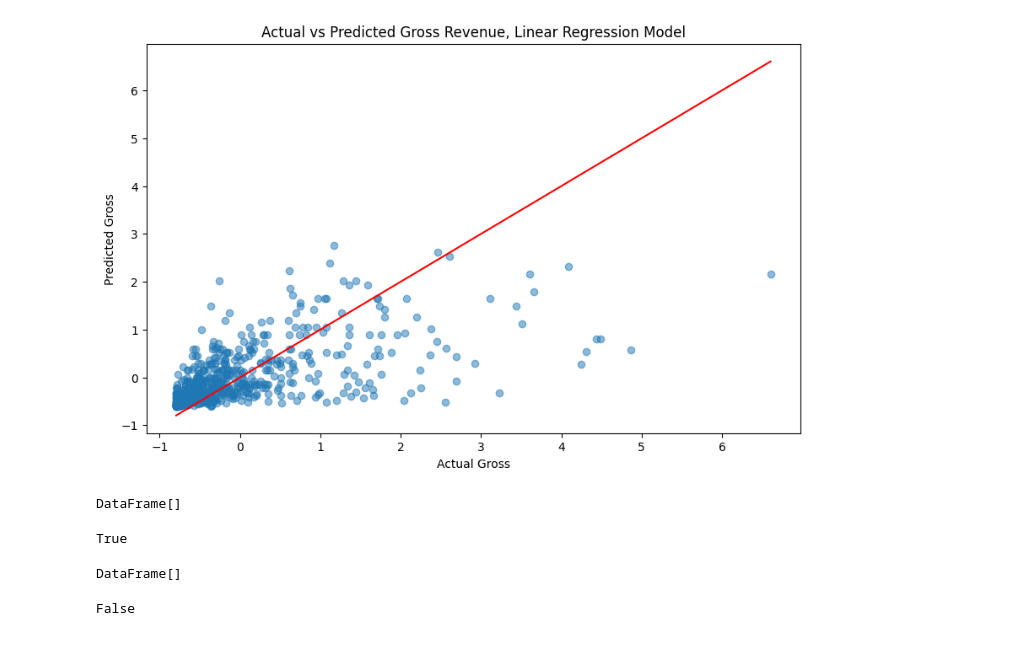
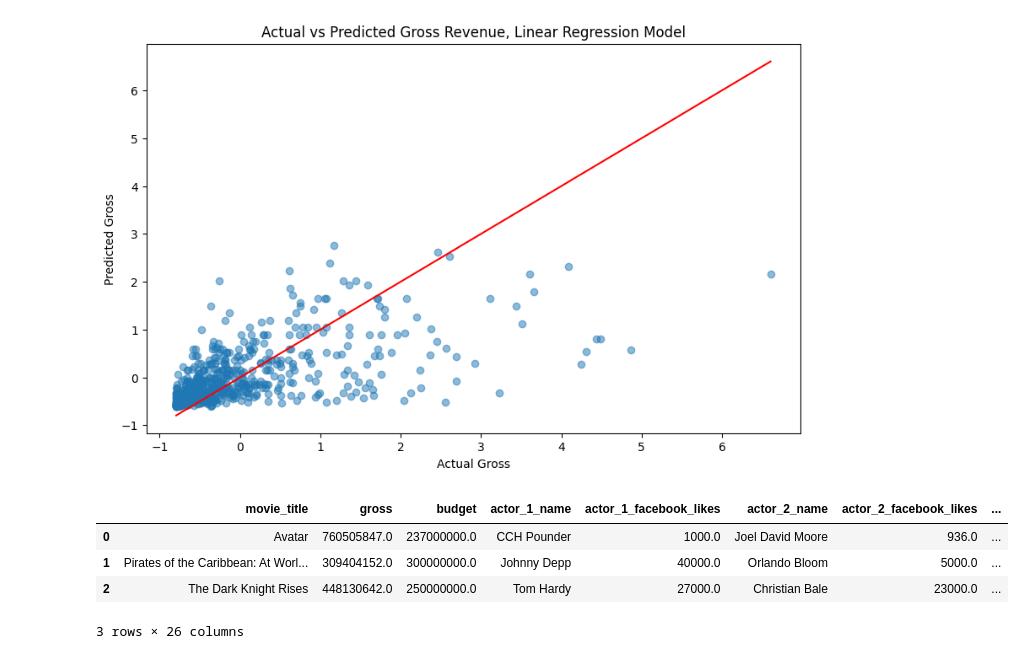
Before and after one commit to LegallyNotBlonde/Movie_Analysis, a Jupyter notebook: Notebooks/machine_learning_colab.ipynb, the cells around one changed output. Cells and saved outputs as stored; diff of their text form; code cells hidden in the pictures.

```diff
--- a/Notebooks/machine_learning_colab.ipynb
+++ b/Notebooks/machine_learning_colab.ipynb
@@ -573,21 +591,12 @@ Mean Squared Error: 0.6260347230341049
-# %%
-# 7. Cache the the temporary table home_sales.
-spark.sql("cache table movies")
-# %% [output]
-DataFrame[]
-# %%
-# 8. Check if the table is cached.
-spark.catalog.isCached('movies')
-# %% [output]
-True
-# %%
-# 14. Uncache the home_sales temporary table.
-spark.sql("uncache table movies")
-# %% [output]
-DataFrame[]
-# %%
-# 15. Check if the home_sales is no longer cached
-
-spark.catalog.isCached("movies")
-# %% [output]
-False
+# %%
+# STEP 3.2 NEURON METWORKS MODEL:
+
+# Remove 'profit' column from our data
+movies_ml = movie_data.drop('profit', axis=1)
+movies_ml.head(3)
+# %% [output]
+|  | movie_title | gross | budget | actor_1_name | actor_1_facebook_likes | actor_2_name | actor_2_facebook_likes | ... |
+| 0 | Avatar | 760505847.0 | 237000000.0 | CCH Pounder | 1000.0 | Joel David Moore | 936.0 | ... |
+| 1 | Pirates of the Caribbean: At Worl... | 309404152.0 | 300000000.0 | Johnny Depp | 40000.0 | Orlando Bloom | 5000.0 | ... |
+| 2 | The Dark Knight Rises | 448130642.0 | 250000000.0 | Tom Hardy | 27000.0 | Christian Bale | 23000.0 | ... |
+3 rows × 26 columns
```
Also changed, not shown: parts of 30 cells of this notebook, 1 other file.
